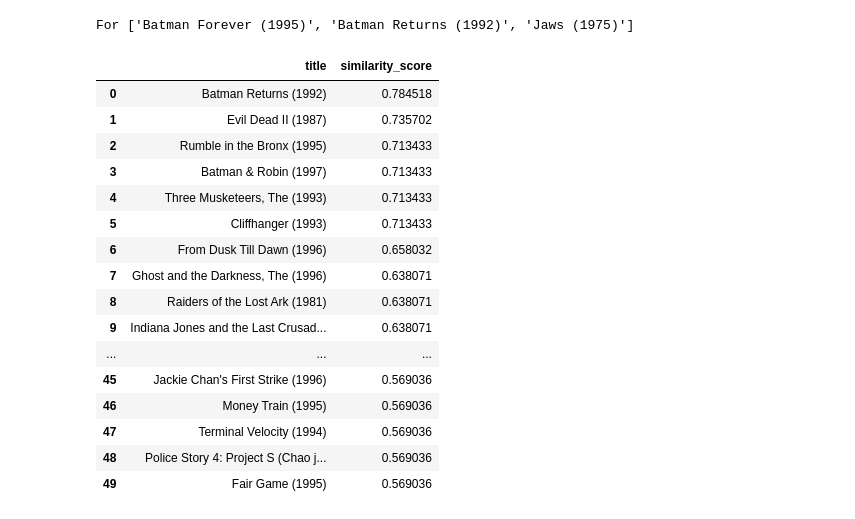
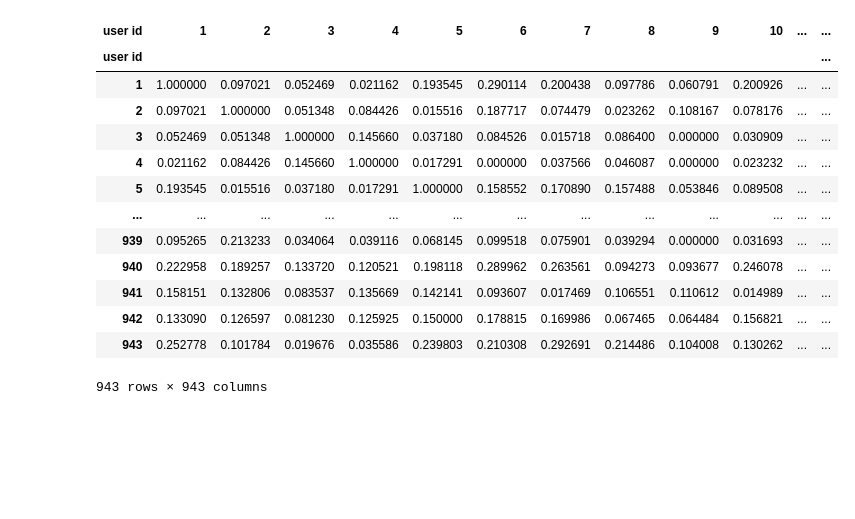
Before and after one commit to CommonCrayon/Movie-Recommendation, a Jupyter notebook: MovieRecommendations.ipynb, the cells around one changed output. Drawn from its saved outputs; the diff is of its cells as text; code cells hidden in the pictures; blank space fills up the shorter version.

```diff
--- a/MovieRecommendations.ipynb
+++ b/MovieRecommendations.ipynb
@@ -135,25 +57,22 @@ def get_recommendations_multiple(movie_titles, cosine_sim=cosine_sim):
-# %%
-# Example usage with three movies
-movie_titles = ["Batman Forever (1995)", "Batman Returns (1992)", "Jaws (1975)"]
-recommendations_df = get_recommendations_multiple(movie_titles)
-print(f"For {movie_titles}")
-recommendations_df
-# %% [output]
-For ['Batman Forever (1995)', 'Batman Returns (1992)', 'Jaws (1975)']
-|  | title | similarity_score |
-| 0 | Batman Returns (1992) | 0.784518 |
-| 1 | Evil Dead II (1987) | 0.735702 |
-| 2 | Rumble in the Bronx (1995) | 0.713433 |
-| 3 | Batman & Robin (1997) | 0.713433 |
-| 4 | Three Musketeers, The (1993) | 0.713433 |
-| 5 | Cliffhanger (1993) | 0.713433 |
-| 6 | From Dusk Till Dawn (1996) | 0.658032 |
-| 7 | Ghost and the Darkness, The (1996) | 0.638071 |
-| 8 | Raiders of the Lost Ark (1981) | 0.638071 |
-| 9 | Indiana Jones and the Last Crusad... | 0.638071 |
-| ... | ... | ... |
-| 45 | Jackie Chan's First Strike (1996) | 0.569036 |
-| 46 | Money Train (1995) | 0.569036 |
-| 47 | Terminal Velocity (1994) | 0.569036 |
-| 48 | Police Story 4: Project S (Chao j... | 0.569036 |
-| 49 | Fair Game (1995) | 0.569036 |
+# %%
+# Convert DataFrame to sparse matrix
+user_item_matrix = userbase1_dataframe.pivot(index='user id', columns='item id', values='rating').fillna(0)
+user_item_matrix_sparse = csr_matrix(user_item_matrix.values)
+
+# Calculate cosine similarity matrix
+cosine_sim_matrix = cosine_similarity(user_item_matrix_sparse)
+# %% [output]
+| user id | 1 | 2 | 3 | 4 | 5 | 6 | 7 | 8 | 9 | 10 | ... | ... |
+| user id |  |  |  |  |  |  |  |  |  |  |  | ... |
+| 1 | 1.000000 | 0.097021 | 0.052469 | 0.021162 | 0.193545 | 0.290114 | 0.200438 | 0.097786 | 0.060791 | 0.200926 | ... | ... |
+| 2 | 0.097021 | 1.000000 | 0.051348 | 0.084426 | 0.015516 | 0.187717 | 0.074479 | 0.023262 | 0.108167 | 0.078176 | ... | ... |
+| 3 | 0.052469 | 0.051348 | 1.000000 | 0.145660 | 0.037180 | 0.084526 | 0.015718 | 0.086400 | 0.000000 | 0.030909 | ... | ... |
+| 4 | 0.021162 | 0.084426 | 0.145660 | 1.000000 | 0.017291 | 0.000000 | 0.037566 | 0.046087 | 0.000000 | 0.023232 | ... | ... |
+| 5 | 0.193545 | 0.015516 | 0.037180 | 0.017291 | 1.000000 | 0.158552 | 0.170890 | 0.157488 | 0.053846 | 0.089508 | ... | ... |
+| ... | ... | ... | ... | ... | ... | ... | ... | ... | ... | ... | ... | ... |
+| 939 | 0.095265 | 0.213233 | 0.034064 | 0.039116 | 0.068145 | 0.099518 | 0.075901 | 0.039294 | 0.000000 | 0.031693 | ... | ... |
+| 940 | 0.222958 | 0.189257 | 0.133720 | 0.120521 | 0.198118 | 0.289962 | 0.263561 | 0.094273 | 0.093677 | 0.246078 | ... | ... |
+| 941 | 0.158151 | 0.132806 | 0.083537 | 0.135669 | 0.142141 | 0.093607 | 0.017469 | 0.106551 | 0.110612 | 0.014989 | ... | ... |
+| 942 | 0.133090 | 0.126597 | 0.081230 | 0.125925 | 0.150000 | 0.178815 | 0.169986 | 0.067465 | 0.064484 | 0.156821 | ... | ... |
+| 943 | 0.252778 | 0.101784 | 0.019676 | 0.035586 | 0.239803 | 0.210308 | 0.292691 | 0.214486 | 0.104008 | 0.130262 | ... | ... |
+943 rows × 943 columns
```
Also changed, not shown: parts of 16 cells of this notebook.
